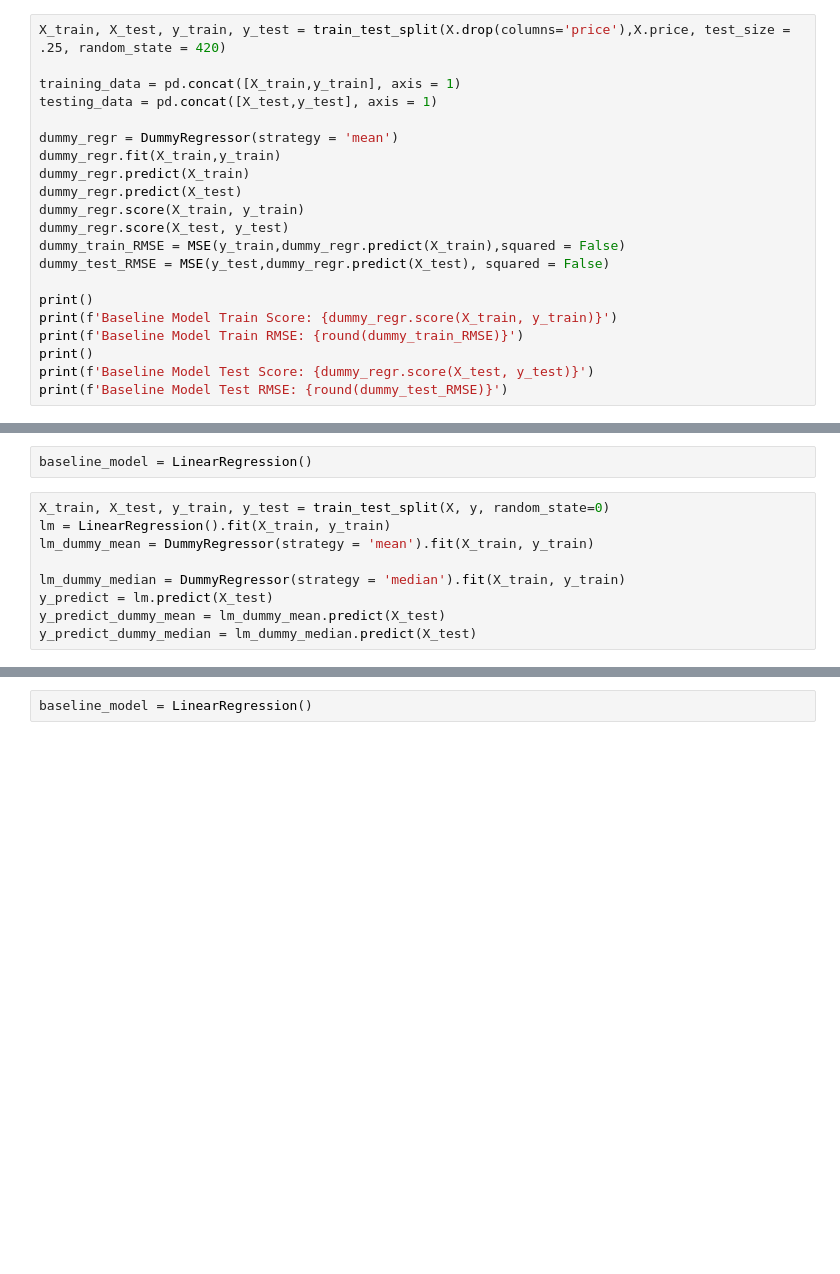
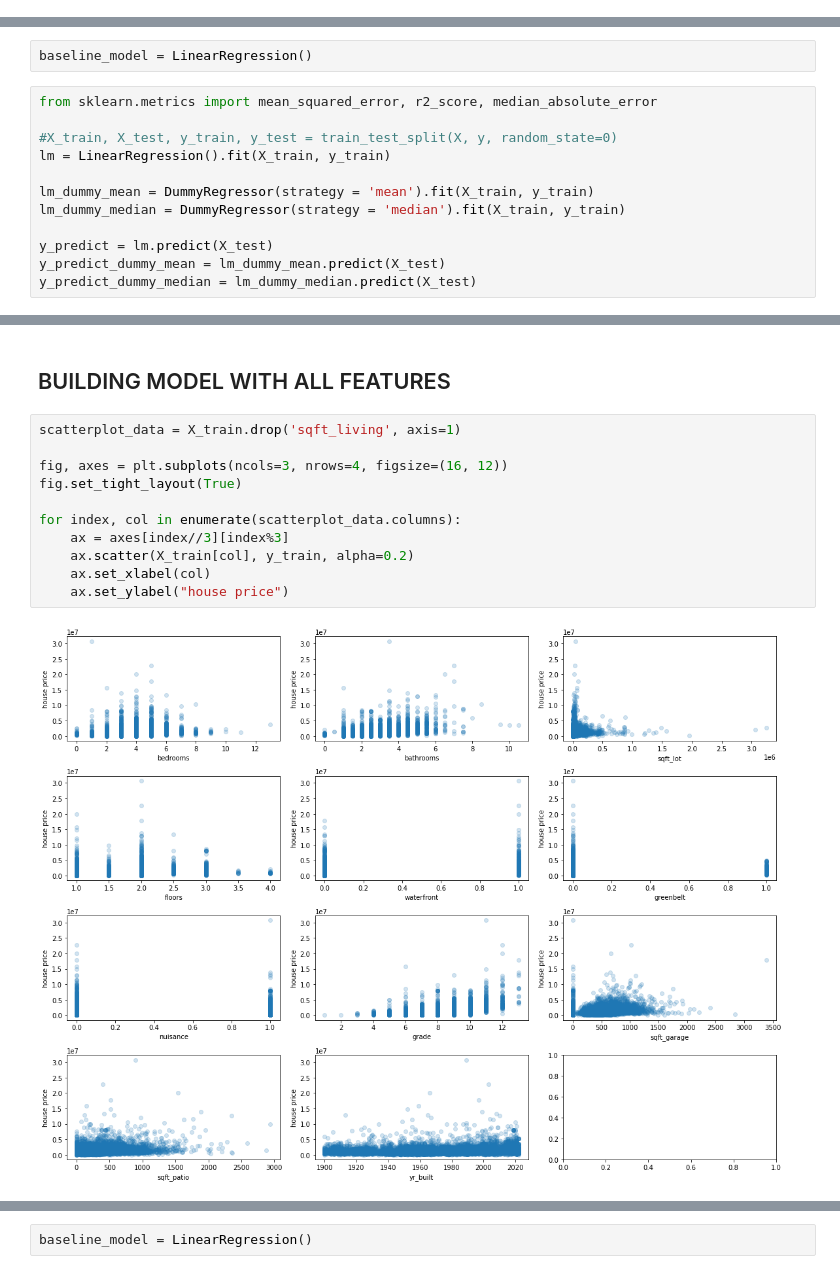
Before and after one commit to russelltblanch1993/PSRproject2, a Jupyter notebook: test_notebook_pas_2.ipynb, the cells around one changed output, grey strips where cells are left out. Cells and saved outputs as stored; diff of their text form; blank space fills up the shorter version.

```diff
--- a/test_notebook_pas_2.ipynb
+++ b/test_notebook_pas_2.ipynb
@@ -253,21 +259,0 @@ X = df_clean
-# %%
-X_train, X_test, y_train, y_test = train_test_split(X.drop(columns='price'),X.price, test_size = .25, random_state = 420)
-
-training_data = pd.concat([X_train,y_train], axis = 1)
-testing_data = pd.concat([X_test,y_test], axis = 1)
-
-dummy_regr = DummyRegressor(strategy = 'mean')
-dummy_regr.fit(X_train,y_train)
-dummy_regr.predict(X_train)
-dummy_regr.predict(X_test)
-dummy_regr.score(X_train, y_train)
-dummy_regr.score(X_test, y_test)
-dummy_train_RMSE = MSE(y_train,dummy_regr.predict(X_train),squared = False)
-dummy_test_RMSE = MSE(y_test,dummy_regr.predict(X_test), squared = False)
-
-print()
-print(f'Baseline Model Train Score: {dummy_regr.score(X_train, y_train)}')
-print(f'Baseline Model Train RMSE: {round(dummy_train_RMSE)}')
-print()
-print(f'Baseline Model Test Score: {dummy_regr.score(X_test, y_test)}')
-print(f'Baseline Model Test RMSE: {round(dummy_test_RMSE)}')
@@ -291,11 +262,14 @@ y = df_clean['price']
 # %%
 baseline_model = LinearRegression()
 # %%
-X_train, X_test, y_train, y_test = train_test_split(X, y, random_state=0)
+from sklearn.metrics import mean_squared_error, r2_score, median_absolute_error
+
+#X_train, X_test, y_train, y_test = train_test_split(X, y, random_state=0)
 lm = LinearRegression().fit(X_train, y_train)
+
 lm_dummy_mean = DummyRegressor(strategy = 'mean').fit(X_train, y_train)
+lm_dummy_median = DummyRegressor(strategy = 'median').fit(X_train, y_train)
 
-lm_dummy_median = DummyRegressor(strategy = 'median').fit(X_train, y_train)
 y_predict = lm.predict(X_test)
 y_predict_dummy_mean = lm_dummy_mean.predict(X_test)
 y_predict_dummy_median = lm_dummy_median.predict(X_test)
@@ -325,0 +392,15 @@ r2_score (linear model): 0.37
+# %% [markdown]
+## BUILDING MODEL WITH ALL FEATURES
+# %%
+scatterplot_data = X_train.drop('sqft_living', axis=1)
+
+fig, axes = plt.subplots(ncols=3, nrows=4, figsize=(16, 12))
+fig.set_tight_layout(True)
+
+for index, col in enumerate(scatterplot_data.columns):
+    ax = axes[index//3][index%3]
+    ax.scatter(X_train[col], y_train, alpha=0.2)
+    ax.set_xlabel(col)
+    ax.set_ylabel("house price")
+# %% [output]
+[figure, added]
```
Also changed, not shown: parts of 53 cells of this notebook, 1 other file.
